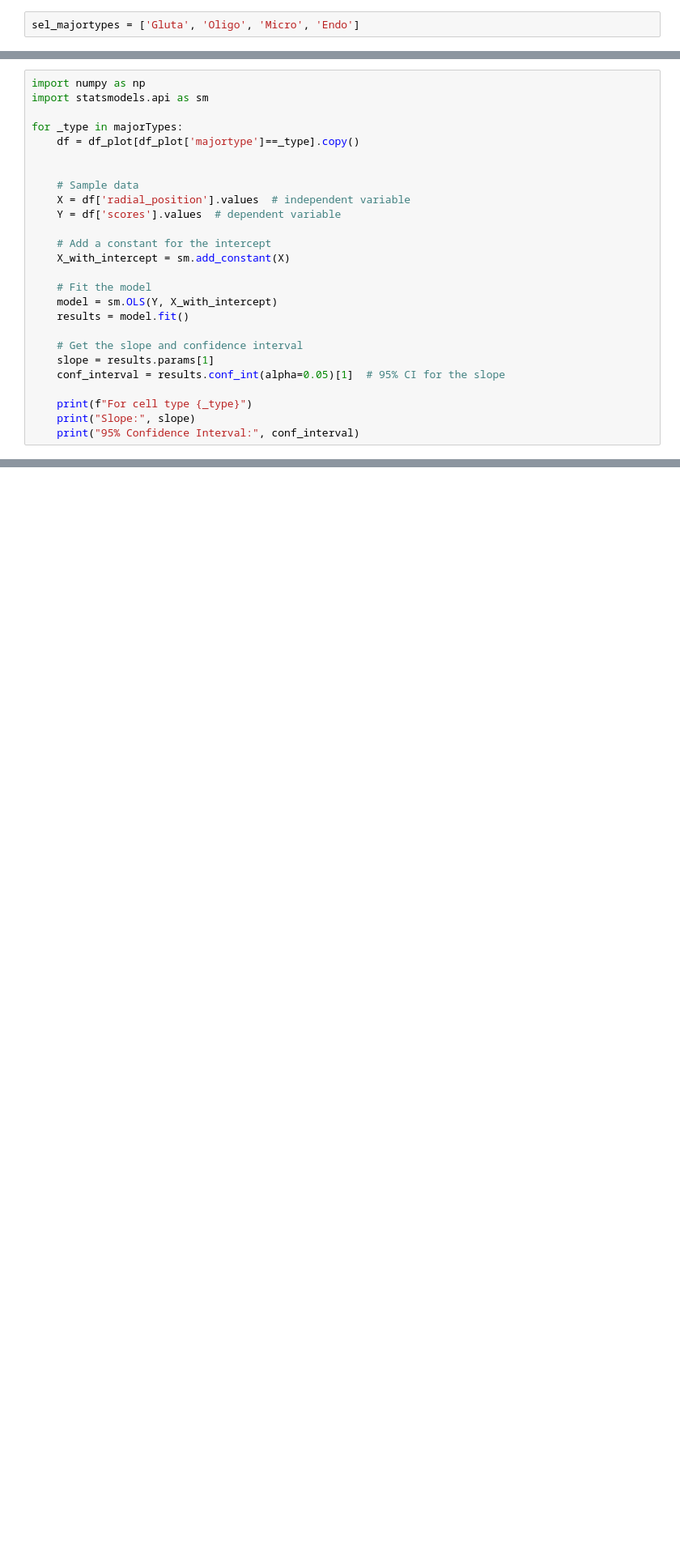
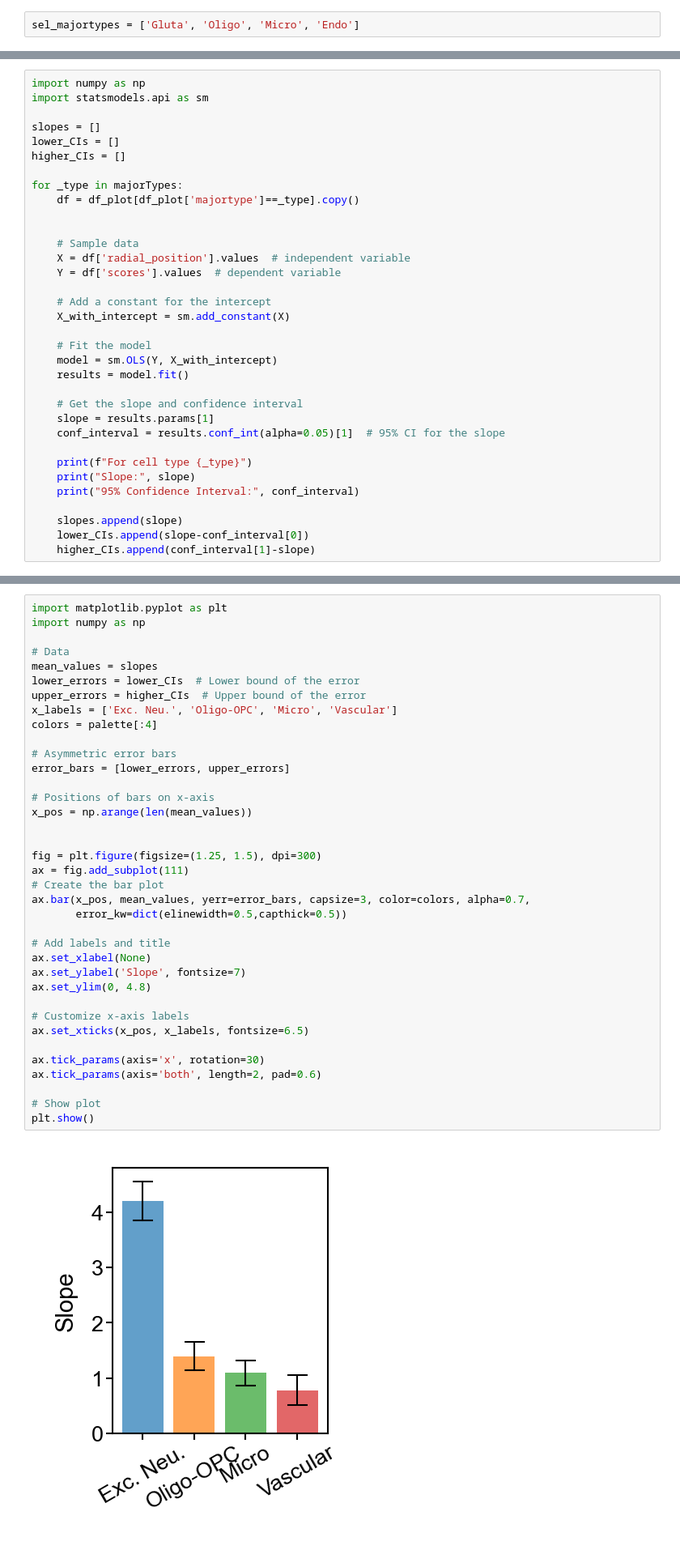
Before and after one commit to ZhuangLab/Chromatin_Analysis_MOp, a Jupyter notebook: Mecp2/External_RNAseq_dataset_analysis/Step4_MeCP2_effect_by_radial_position_scRNA.ipynb, the cells around one changed output, grey strips where cells are left out. Shown at 81% size. Saved outputs shown, nothing was run; the diff lists cells and outputs as text; blank space fills up the shorter version.

```diff
--- a/Mecp2/External_RNAseq_dataset_analysis/Step4_MeCP2_effect_by_radial_position_scRNA.ipynb
+++ b/Mecp2/External_RNAseq_dataset_analysis/Step4_MeCP2_effect_by_radial_position_scRNA.ipynb
@@ -173,6 +164,10 @@ df
 # %%
 import numpy as np
 import statsmodels.api as sm
+
+slopes = []
+lower_CIs = []
+higher_CIs = []
 
 for _type in majorTypes:
     df = df_plot[df_plot['majortype']==_type].copy()
@@ -196,6 +191,10 @@ for _type in majorTypes:
     print(f"For cell type {_type}")
     print("Slope:", slope)
     print("95% Confidence Interval:", conf_interval)
+
+    slopes.append(slope)
+    lower_CIs.append(slope-conf_interval[0])
+    higher_CIs.append(conf_interval[1]-slope)
 # %% [output]
 For cell type Gluta
 Slope: 4.1970624134710635
@@ -209,3 +208,42 @@ Slope: 1.0922115569518926
 For cell type Endo
 Slope: 0.7806440551553762
 95% Confidence Interval: [0.5126464  1.04864171]
+# %%
+import matplotlib.pyplot as plt
+import numpy as np
+
+# Data
+mean_values = slopes
+lower_errors = lower_CIs  # Lower bound of the error
+upper_errors = higher_CIs  # Upper bound of the error
+x_labels = ['Exc. Neu.', 'Oligo-OPC', 'Micro', 'Vascular']
+colors = palette[:4]
+
+# Asymmetric error bars
+error_bars = [lower_errors, upper_errors]
+
+# Positions of bars on x-axis
+x_pos = np.arange(len(mean_values))
+
+
+fig = plt.figure(figsize=(1.25, 1.5), dpi=300)
+ax = fig.add_subplot(111)
+# Create the bar plot
+ax.bar(x_pos, mean_values, yerr=error_bars, capsize=3, color=colors, alpha=0.7,
+       error_kw=dict(elinewidth=0.5,capthick=0.5))
+
+# Add labels and title
+ax.set_xlabel(None)
+ax.set_ylabel('Slope', fontsize=7)
+ax.set_ylim(0, 4.8)
+
+# Customize x-axis labels
+ax.set_xticks(x_pos, x_labels, fontsize=6.5)
+
+ax.tick_params(axis='x', rotation=30)
+ax.tick_params(axis='both', length=2, pad=0.6)
+
+# Show plot
+plt.show()
+# %% [output]
+[figure, added]
```
Also changed, not shown: parts of 3 cells of this notebook, 1 other file.
